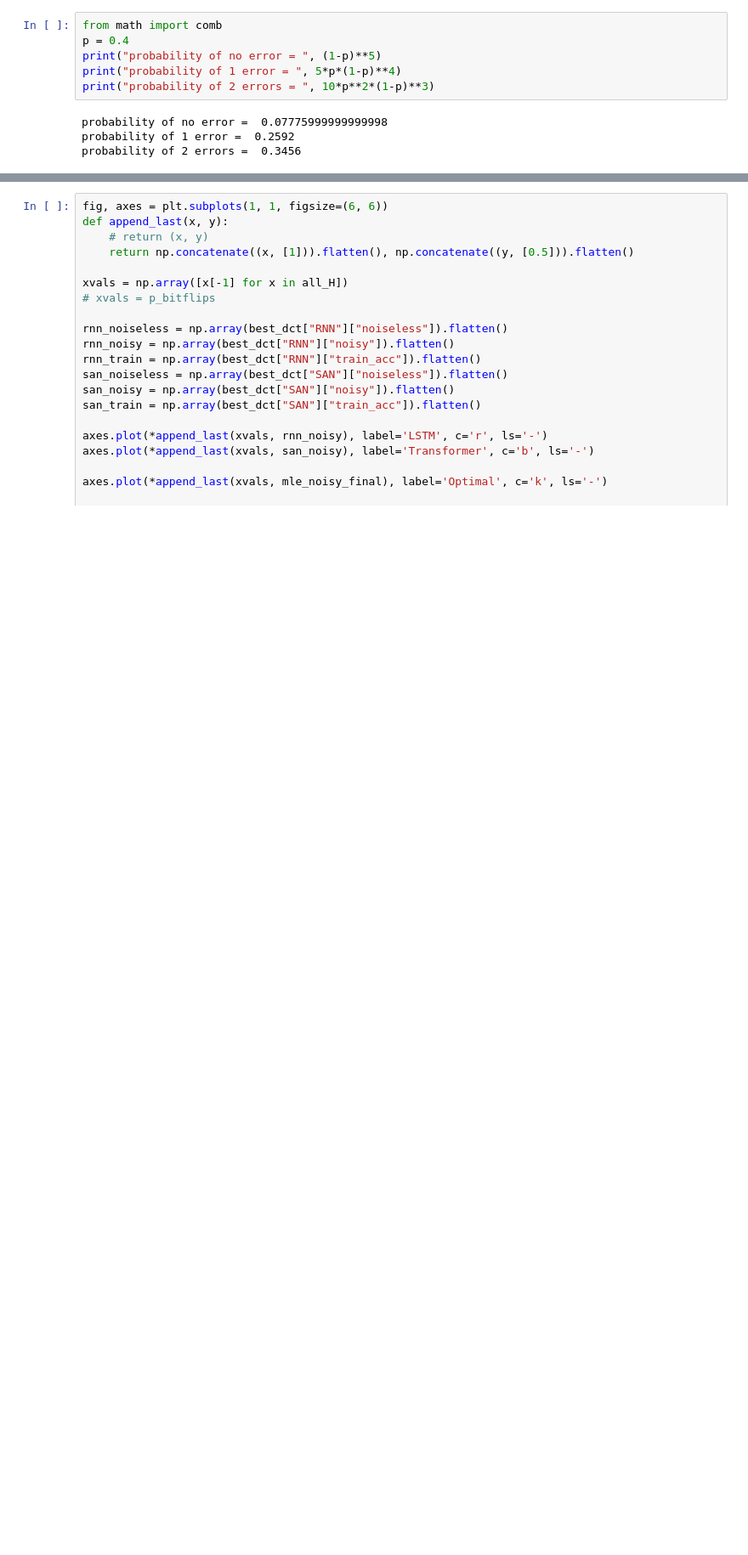
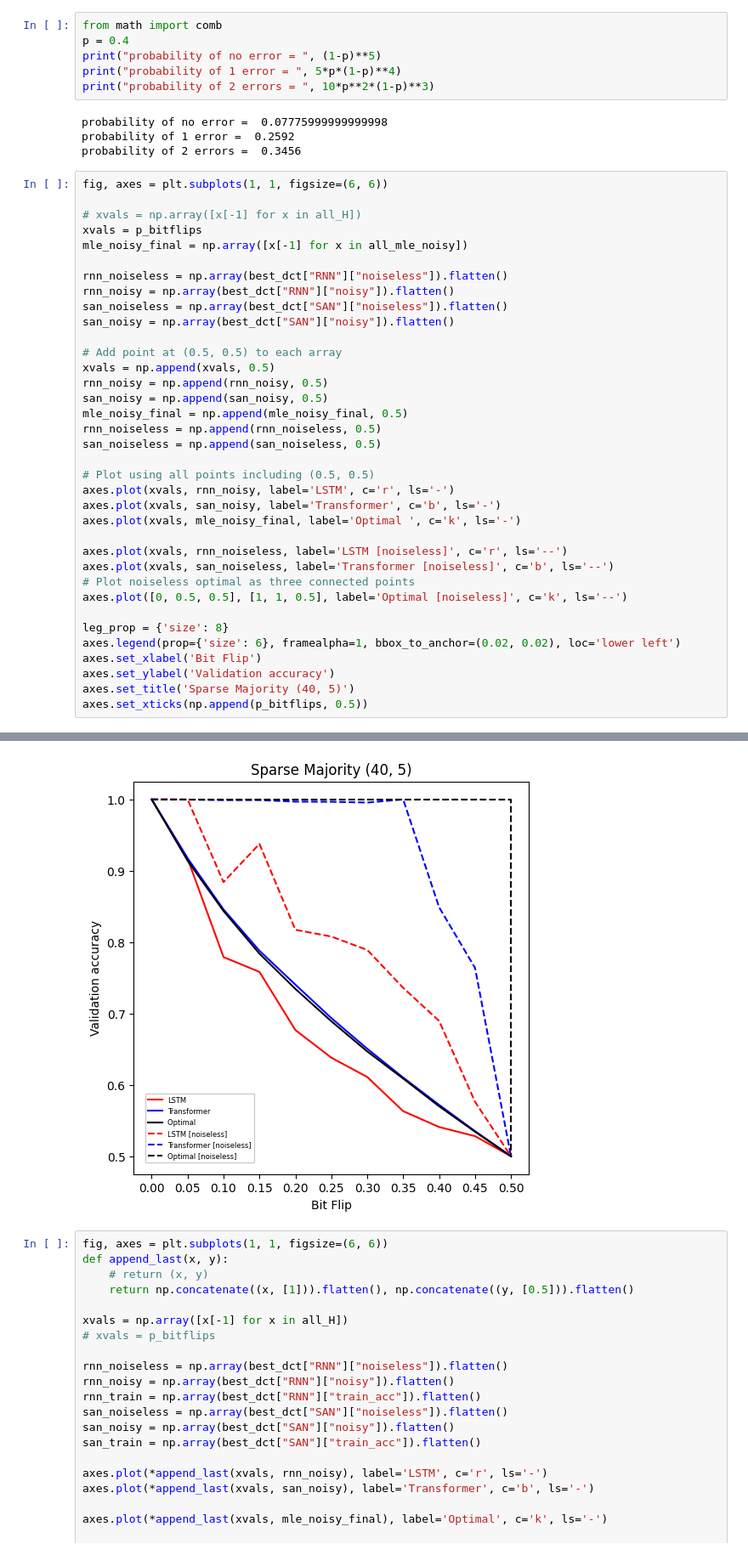
Before and after one commit to peterse/noise-robust-boolean-learning, a Jupyter notebook: mindreadingautobots/src/mindreadingautobots/analysis/sparse_majority_40_5/sparse_majority_40_5_workbook.ipynb, the cells around one changed output, grey strips where cells are left out. Shown at 85% size. Saved outputs shown, nothing was run; the diff lists cells and outputs as text; blank space fills up the shorter version.

```diff
--- a/mindreadingautobots/src/mindreadingautobots/analysis/sparse_majority_40_5/sparse_majority_40_5_workbook.ipynb
+++ b/mindreadingautobots/src/mindreadingautobots/analysis/sparse_majority_40_5/sparse_majority_40_5_workbook.ipynb
@@ -236,3 +239,40 @@ print("probability of 2 errors = ", 10*p**2*(1-p)**3)
 probability of no error =  0.07775999999999998
 probability of 1 error =  0.2592
 probability of 2 errors =  0.3456
+# %%
+fig, axes = plt.subplots(1, 1, figsize=(6, 6))
+
+# xvals = np.array([x[-1] for x in all_H])
+xvals = p_bitflips
+mle_noisy_final = np.array([x[-1] for x in all_mle_noisy])
+
+rnn_noiseless = np.array(best_dct["RNN"]["noiseless"]).flatten()
+rnn_noisy = np.array(best_dct["RNN"]["noisy"]).flatten()
+san_noiseless = np.array(best_dct["SAN"]["noiseless"]).flatten()
+san_noisy = np.array(best_dct["SAN"]["noisy"]).flatten()
+
+# Add point at (0.5, 0.5) to each array
+xvals = np.append(xvals, 0.5)
+rnn_noisy = np.append(rnn_noisy, 0.5)
+san_noisy = np.append(san_noisy, 0.5)
+mle_noisy_final = np.append(mle_noisy_final, 0.5)
+rnn_noiseless = np.append(rnn_noiseless, 0.5)
+san_noiseless = np.append(san_noiseless, 0.5)
+
+# Plot using all points including (0.5, 0.5)
+axes.plot(xvals, rnn_noisy, label='LSTM', c='r', ls='-')
+axes.plot(xvals, san_noisy, label='Transformer', c='b', ls='-')
+axes.plot(xvals, mle_noisy_final, label='Optimal ', c='k', ls='-')
+
+axes.plot(xvals, rnn_noiseless, label='LSTM [noiseless]', c='r', ls='--')
+axes.plot(xvals, san_noiseless, label='Transformer [noiseless]', c='b', ls='--')
+# Plot noiseless optimal as three connected points
+axes.plot([0, 0.5, 0.5], [1, 1, 0.5], label='Optimal [noiseless]', c='k', ls='--')
+
+leg_prop = {'size': 8}
+axes.legend(prop={'size': 6}, framealpha=1, bbox_to_anchor=(0.02, 0.02), loc='lower left')
+axes.set_xlabel('Bit Flip')
+axes.set_ylabel('Validation accuracy')
+axes.set_title('Sparse Majority (40, 5)')
+axes.set_xticks(np.append(p_bitflips, 0.5))
+# %% [output]
@@ -239,3 +290,4 @@ probability of 2 errors =  0.3456
+[figure, added]
 # %%
 fig, axes = plt.subplots(1, 1, figsize=(6, 6))
 def append_last(x, y):
```
Also changed, not shown: parts of 6 cells of this notebook, 19 other files.
